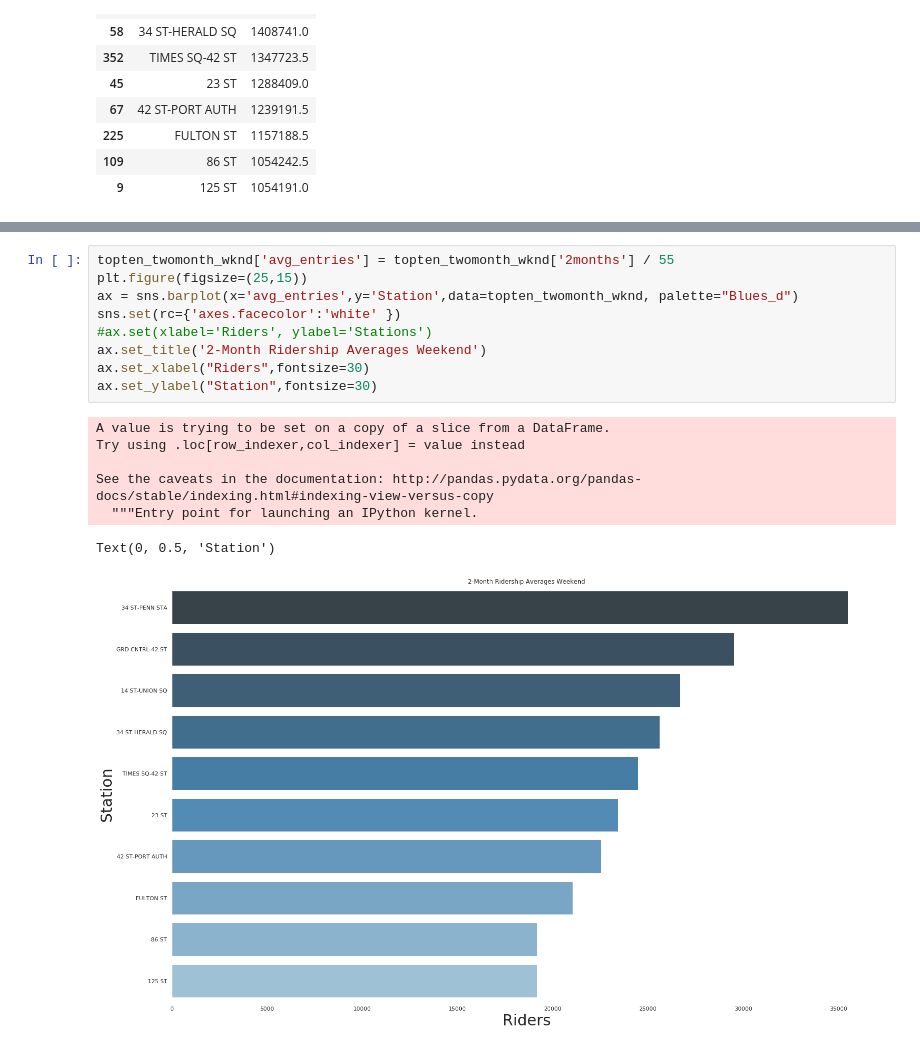
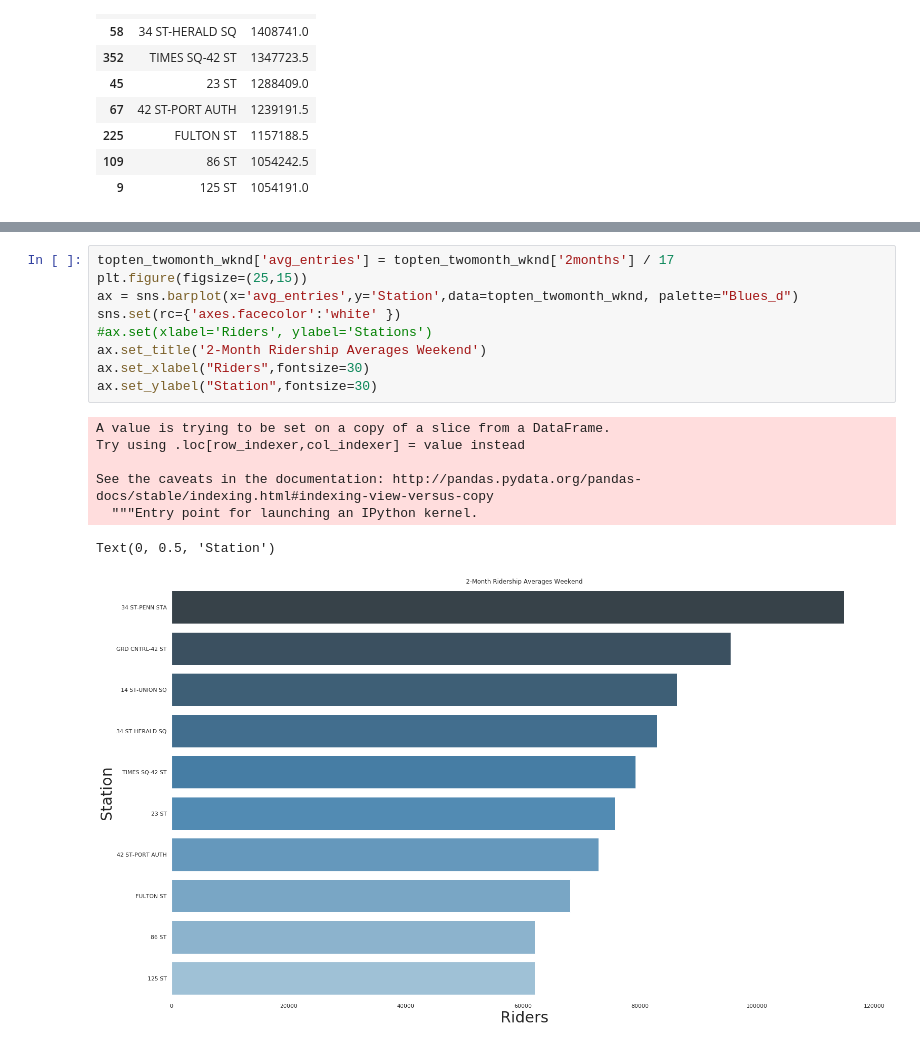
Before and after one commit to marcmuon/mta_turnstile_eda, a Jupyter notebook: MTA_entry_daily_eda_CHARTS.ipynb, the cells around one changed output, grey strips where cells are left out. Cells and saved outputs as stored; diff of their text form.

```diff
--- a/MTA_entry_daily_eda_CHARTS.ipynb
+++ b/MTA_entry_daily_eda_CHARTS.ipynb
@@ -161,17 +161,17 @@ Text(0, 0.5, 'Station')
 # %%
-topten_twomonth_wknd['avg_entries'] = topten_twomonth_wknd['2months'] / 55
+topten_twomonth_wknd['avg_entries'] = topten_twomonth_wknd['2months'] / 17
 plt.figure(figsize=(25,15))
 ax = sns.barplot(x='avg_entries',y='Station',data=topten_twomonth_wknd, palette="Blues_d")
 sns.set(rc={'axes.facecolor':'white' })
 #ax.set(xlabel='Riders', ylabel='Stations')
 ax.set_title('2-Month Ridership Averages Weekend')
 ax.set_xlabel("Riders",fontsize=30)
 ax.set_ylabel("Station",fontsize=30)
 # %% [output]
 A value is trying to be set on a copy of a slice from a DataFrame.
 Try using .loc[row_indexer,col_indexer] = value instead
 
 See the caveats in the documentation: http://pandas.pydata.org/pandas-docs/stable/indexing.html#indexing-view-versus-copy
   """Entry point for launching an IPython kernel.
 Text(0, 0.5, 'Station')
-[figure, old version]
+[figure, new version]
```
Also changed, not shown: parts of 7 cells of this notebook.
